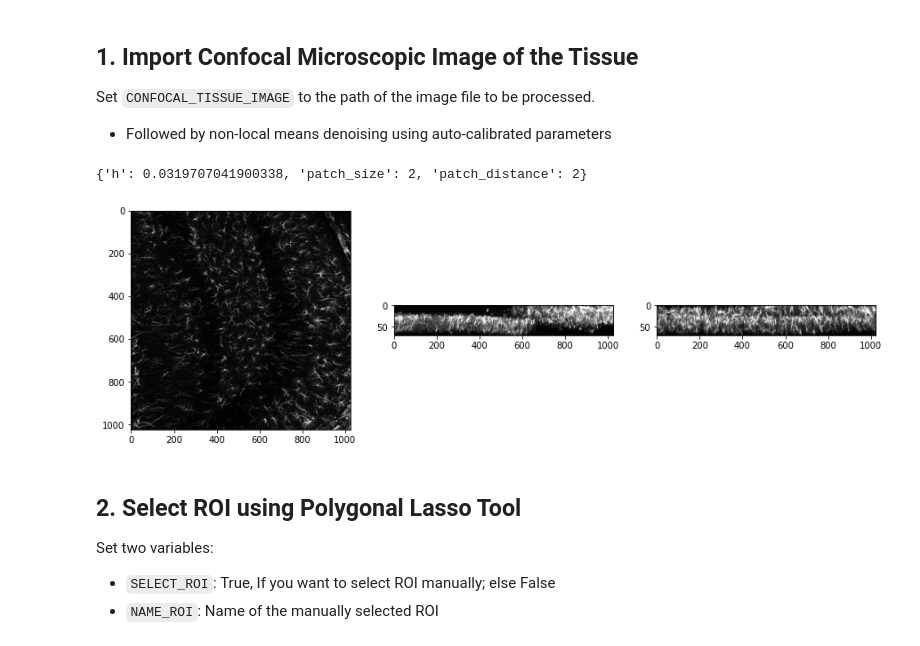
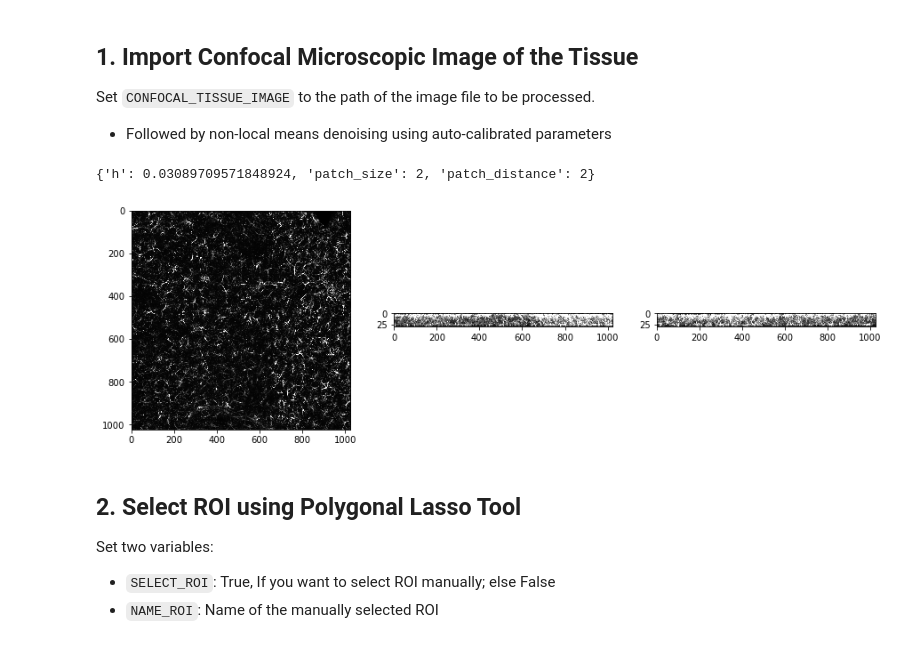
Before and after one commit to swanandlab/SMorph, a Jupyter notebook: autocrop.ipynb, the cells around one changed output. Cells and saved outputs as stored; diff of their text form; code cells hidden in the pictures.

```diff
--- a/autocrop.ipynb
+++ b/autocrop.ipynb
@@ -27,18 +29,18 @@ def view_3D(*args):  # Models a 3D image
 Set `CONFOCAL_TISSUE_IMAGE` to the path of the image file to be processed.
 - Followed by non-local means denoising using auto-calibrated parameters
 # %%
-CONFOCAL_TISSUE_IMAGE = 'Datasets/SECTION 1_M1_LEFT/M1_LEFT _HILUS.lsm'
+CONFOCAL_TISSUE_IMAGE = 'Datasets/Garima Confocal/SAL,DMI, FLX ADN HALO_TREATMENT_21 DAYS/allImg/CA3/DMI_MSP2.1MA_3_LONG MARK_20X_SEC 1_RIGHT CA3_21 DAY.czi'
 
 original = ac.import_confocal_image(CONFOCAL_TISSUE_IMAGE)
 
 denoiser = ac.calibrate_nlm_denoiser(original)
 denoise_parameters = denoiser.keywords['denoiser_kwargs']
 print(denoise_parameters)
 denoised = ac.denoise(original, denoise_parameters)
 ac.projectXYZ(denoised, .5, .5, 1)
 # %% [output]
-{'h': 0.0319707041900338, 'patch_size': 2, 'patch_distance': 2}
+{'h': 0.03089709571848924, 'patch_size': 2, 'patch_distance': 2}
-[figure, old version]
+[figure, new version]
 # %%
 view_3D({'data': original, 'colormap': 'gray', 'name': 'original'},
         {'data': denoised, 'colormap': 'inferno', 'name': 'denoised'})
```
Also changed, not shown: parts of 7 cells of this notebook.
